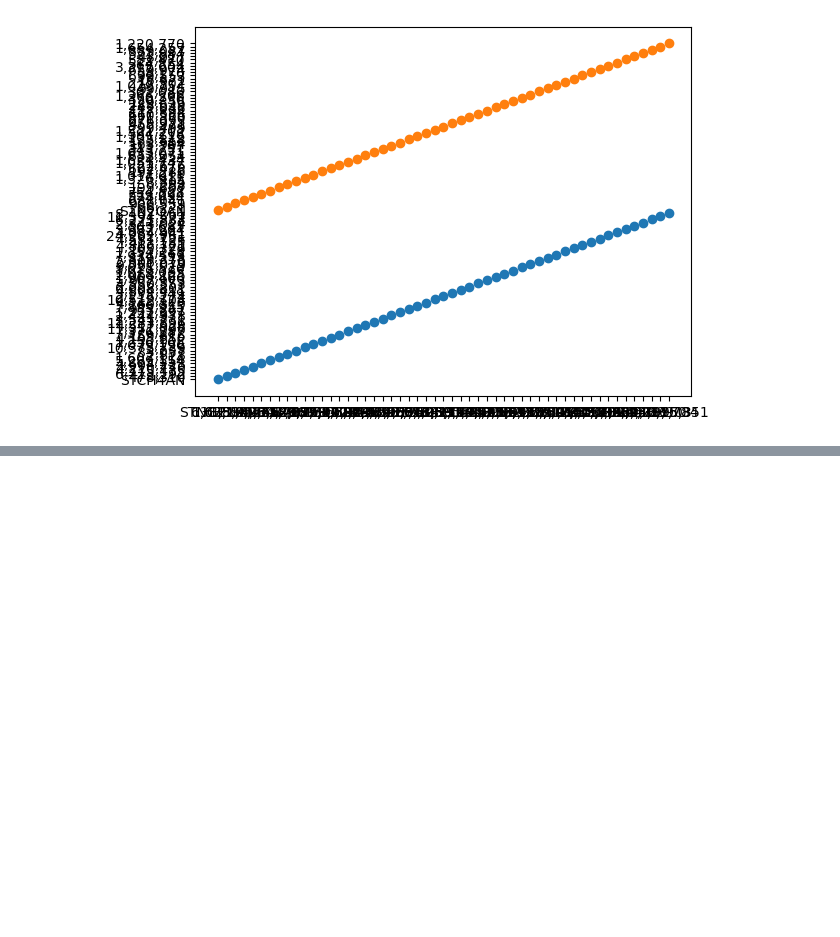
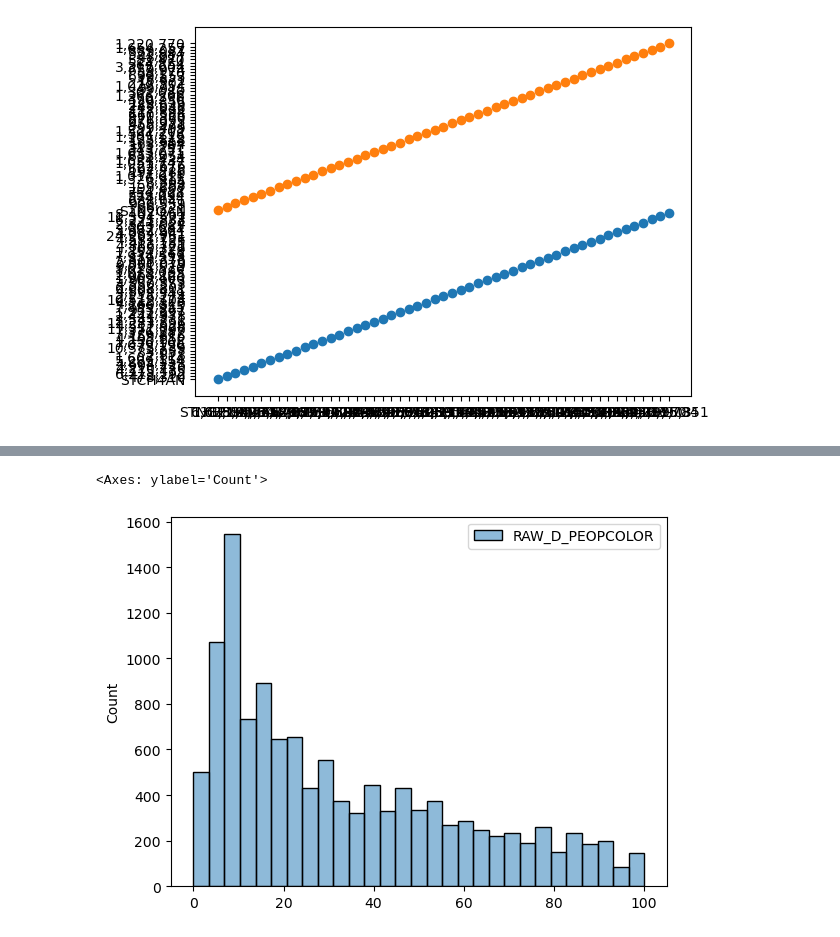
Before and after one commit to reilyfairchild/Data102_Final_Project, a Jupyter notebook: dataset_3_EDA.ipynb, the cells around one changed output, grey strips where cells are left out. Saved outputs shown, nothing was run; the diff lists cells and outputs as text; code cells hidden in the pictures; blank space fills up the shorter version.

```diff
--- a/dataset_3_EDA.ipynb
+++ b/dataset_3_EDA.ipynb
@@ -66,0 +91,3 @@ plt.scatter(egrid2023['State annual net generation (MWh)'], egrid2023['State ann
+# %%
+egrid_demo = pd.read_csv("data/egrid2023_demo.csv", header=[0,1])
+egrid_demo.head()
@@ -66,0 +103,5 @@ plt.scatter(egrid2023['State annual net generation (MWh)'], egrid2023['State ann
+# %%
+sns.histplot(egrid_demo["People of Color (%)"])
+# %% [output]
+<Axes: ylabel='Count'>
+[figure, added]
```
Also changed, not shown: parts of 4 cells of this notebook.
